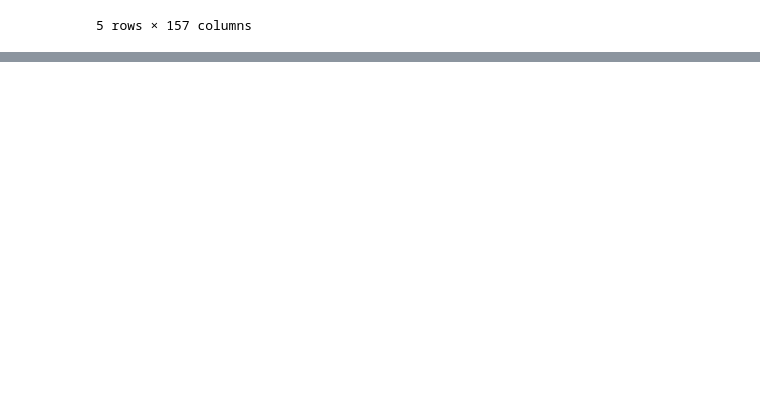
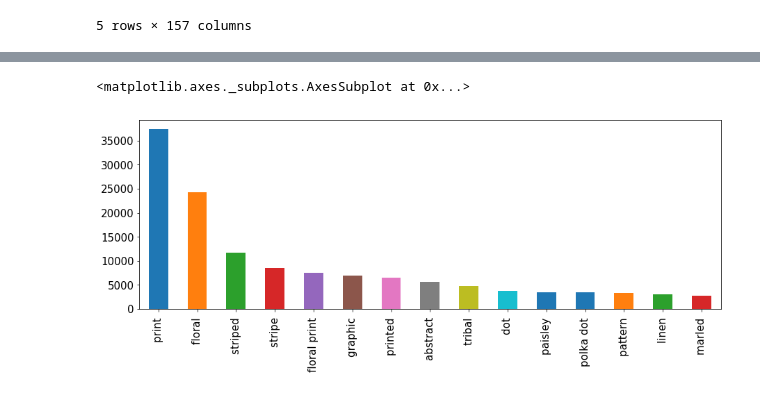
Before and after one commit to starsuzi/deep-fashion, a Jupyter notebook: make_csv.ipynb, the cells around one changed output, grey strips where cells are left out. Saved outputs shown, nothing was run; the diff lists cells and outputs as text; code cells hidden in the pictures; blank space fills up the shorter version.

```diff
--- a/make_csv.ipynb
+++ b/make_csv.ipynb
@@ -215,0 +246,5 @@ df.head()
+# %%
+texture_frequency_sort[:15].plot(kind = 'bar', figsize=(15,5), fontsize = 15)
+# %% [output]
+<matplotlib.axes._subplots.AxesSubplot at 0x...>
+[figure, added]
```
Also changed, not shown: parts of 6 cells of this notebook.
